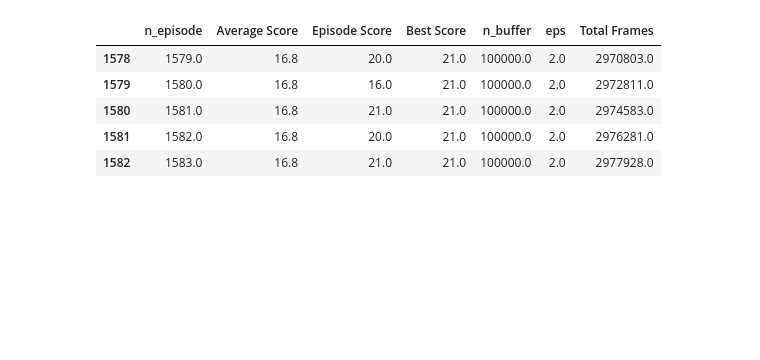
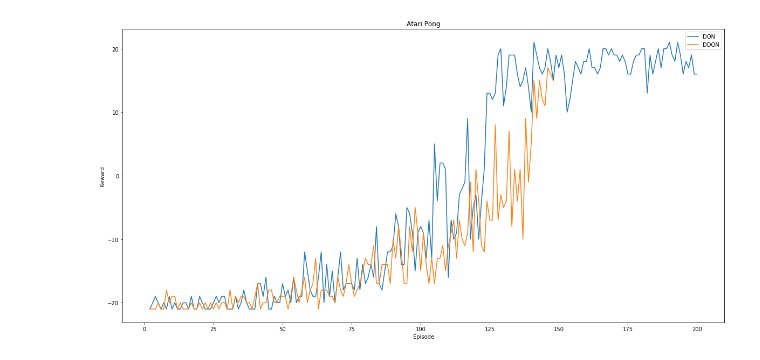
Before and after one commit to RyanGale-AK/DQN, a Jupyter notebook: DQN_stats.ipynb, the cells around one changed output. Saved outputs shown, nothing was run; the diff lists cells and outputs as text; code cells hidden in the pictures; blank space fills up the shorter version.

Commit message:
updated model

```diff
--- a/DQN_stats.ipynb
+++ b/DQN_stats.ipynb
@@ -37,13 +37,4 @@ tw.model_stats(q,[1,4,84,84])
 | 7 | head.1 | 512 | 512 | 0.0 | 0.00 | 512.0 | 512.0 | 2048.0 | ... |
 | 8 | head.2 | 512 | 4 | 2052.0 | 0.00 | 4,092.0 | 2,048.0 | 10256.0 | ... |
 | total |  |  |  | 1686500.0 | 0.17 | 18,774,524.0 | 9,408,896.0 | 10256.0 | ... |
-# %%
-with open('log/dqn.out', 'r') as f:
-    lines = f.readlines()
-lines = lines[1:] # strip model loading line
-new_lines = []
-for i in range(0,len(lines)-1,2):
-    # strip and join every two lines
-    new_line = ', '.join([lines[i].strip(), lines[i+1].strip()])
-    new_lines.append(new_line)
 # %%
@@ -63,13 +63,31 @@ for each_line in new_lines:
-# %%
-import pandas as pd
-from matplotlib import pyplot as plt
-#stats = pd.read_csv('log/dqn.out', header=None)
-df = pd.DataFrame(dicts)
-df.tail()
-# %% [output]
-|  | n_episode | Average Score | Episode Score | Best Score | n_buffer | eps | Total Frames |
-| 1578 | 1579.0 | 16.8 | 20.0 | 21.0 | 100000.0 | 2.0 | 2970803.0 |
-| 1579 | 1580.0 | 16.8 | 16.0 | 21.0 | 100000.0 | 2.0 | 2972811.0 |
-| 1580 | 1581.0 | 16.8 | 21.0 | 21.0 | 100000.0 | 2.0 | 2974583.0 |
-| 1581 | 1582.0 | 16.8 | 20.0 | 21.0 | 100000.0 | 2.0 | 2976281.0 |
-| 1582 | 1583.0 | 16.8 | 21.0 | 21.0 | 100000.0 | 2.0 | 2977928.0 |
+# %%
+def plot_x_vs_y(x, y, xlab, ylab, models, legend, episode_start = 0, episode_end = None):
+    plt.figure(figsize=(20,10))
+
+    for m in models:
+        plt.plot(m.iloc[episode_start:episode_end][x], m.iloc[episode_start:episode_end][y])
+    plt.xlabel(xlab)
+    plt.ylabel(ylab)
+    plt.title("Atari Pong")
+    plt.legend(legend)
+    plt.show()
+def plot_episode_vs_reward(models, model_legend, episode_start = 0, episode_end=None):
+    plot_x_vs_y('n_episode', 'Episode Score', 'Episode', 'Reward', models, model_legend, episode_start, episode_end)
+
+def plot_episode_vs_reward_rolling(models, model_legend, episode_start = 0, episode_end=None, k=1):
+    models = [m.rolling(k).mean() for m in models]
+    plot_episode_vs_reward(models, model_legend, episode_start, episode_end)
+
+def plot_frames_vs_reward(models, model_legend, episode_start = 0, episode_end=None):
+    plot_x_vs_y('Total Frames', 'Episode Score', 'Frames', 'Reward', models, model_legend, episode_start, episode_end)
+
+def plot_frames_vs_reward_rolling(models, model_legend, episode_start = 0, episode_end=None, k=1):
+    models = [m.rolling(k).mean() for m in models]
+    plot_frames_vs_reward(models, model_legend, episode_start, episode_end)
+# %%
+legend = ['DQN', 'DDQN']
+models = ['log/dqn.out', 'log/ddqn.out']
+dfs = load_multiple_models(models)
+plot_episode_vs_reward(dfs, legend, 1, 200)
+# %% [output]
+[figure, added]
```
Also changed, not shown: parts of 5 cells of this notebook, 5 other files.
